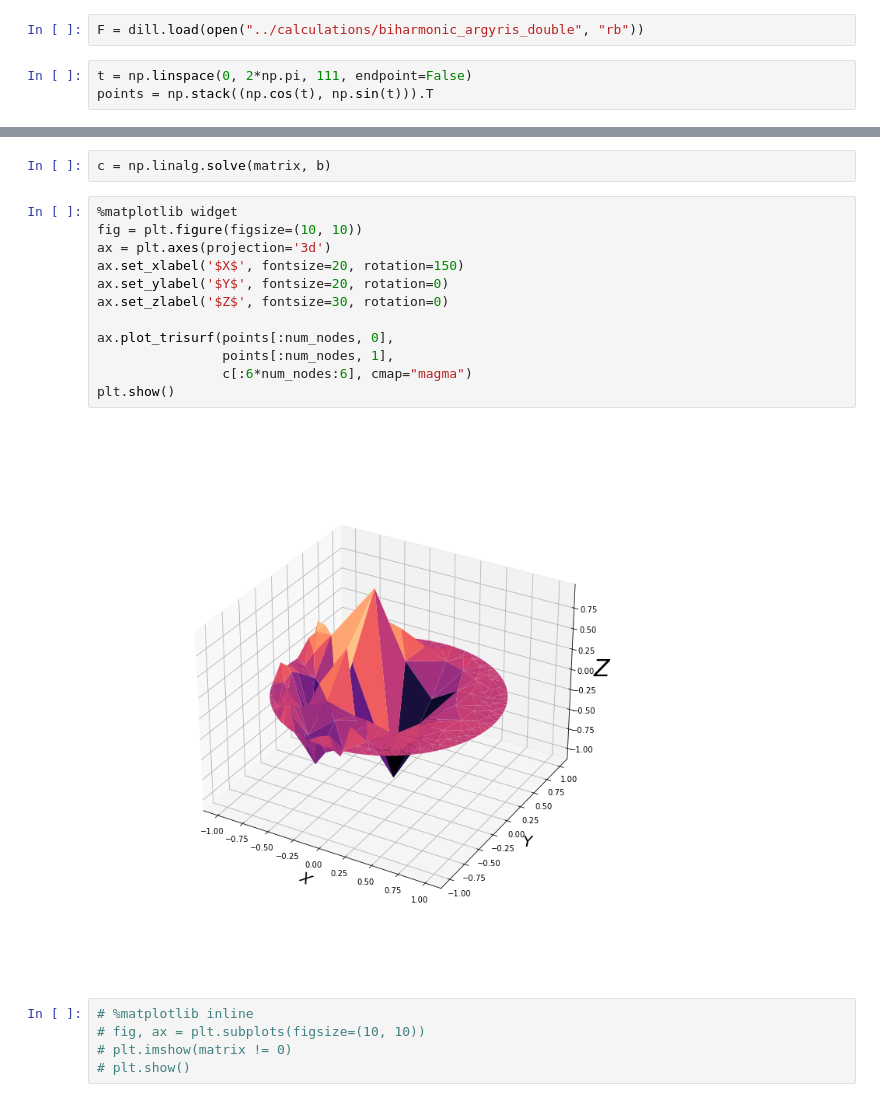
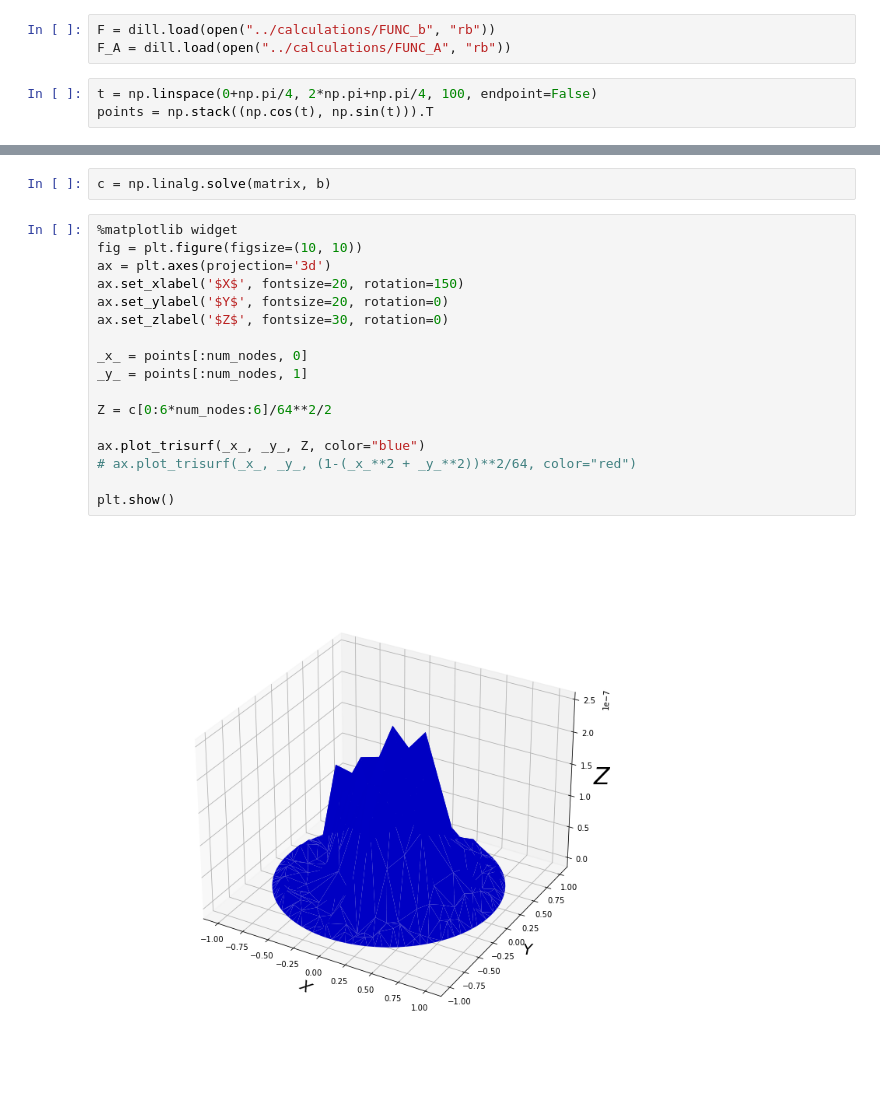
Before and after one commit to kamosevoyan/Diploma_work, a Jupyter notebook: Notebooks/raw_notebooks/Biharmonic_equation_solution_on_triangular_domain-argyris.ipynb, the cells around one changed output, grey strips where cells are left out. Saved outputs shown, nothing was run; the diff lists cells and outputs as text.

```diff
--- a/Notebooks/raw_notebooks/Biharmonic_equation_solution_on_triangular_domain-argyris.ipynb
+++ b/Notebooks/raw_notebooks/Biharmonic_equation_solution_on_triangular_domain-argyris.ipynb
@@ -8,9 +8,10 @@ from tqdm import tqdm
 from triangle import triangulate, plot as tplot
 from random import choice, sample, shuffle
 # %%
-F = dill.load(open("../calculations/biharmonic_argyris_double", "rb"))
+F = dill.load(open("../calculations/FUNC_b", "rb"))
+F_A = dill.load(open("../calculations/FUNC_A", "rb"))
 # %%
-t = np.linspace(0, 2*np.pi, 111, endpoint=False)
+t = np.linspace(0+np.pi/4, 2*np.pi+np.pi/4, 100, endpoint=False)
 points = np.stack((np.cos(t), np.sin(t))).T
 # %%
 seg = np.array([[j, j+1] for j in range(points.shape[0]-1)] + [[points.shape[0] - 1, 0]])
@@ -552,19 +581,19 @@ c = np.linalg.solve(matrix, b)
 # %%
 %matplotlib widget
 fig = plt.figure(figsize=(10, 10))
 ax = plt.axes(projection='3d')
 ax.set_xlabel('$X$', fontsize=20, rotation=150)
 ax.set_ylabel('$Y$', fontsize=20, rotation=0)
 ax.set_zlabel('$Z$', fontsize=30, rotation=0)
 
-ax.plot_trisurf(points[:num_nodes, 0],
-                points[:num_nodes, 1],
-                c[:6*num_nodes:6], cmap="magma")
+_x_ = points[:num_nodes, 0]
+_y_ = points[:num_nodes, 1]
+
+Z = c[0:6*num_nodes:6]/64**2/2
+
+ax.plot_trisurf(_x_, _y_, Z, color="blue")
+# ax.plot_trisurf(_x_, _y_, (1-(_x_**2 + _y_**2))**2/64, color="red")
+
 plt.show()
 # %% [output]
-[figure, old version]
+[figure, new version]
-# %%
-# %matplotlib inline
-# fig, ax = plt.subplots(figsize=(10, 10))
-# plt.imshow(matrix != 0)
-# plt.show()
```
Also changed, not shown: parts of 4 cells of this notebook, 14 other files.
